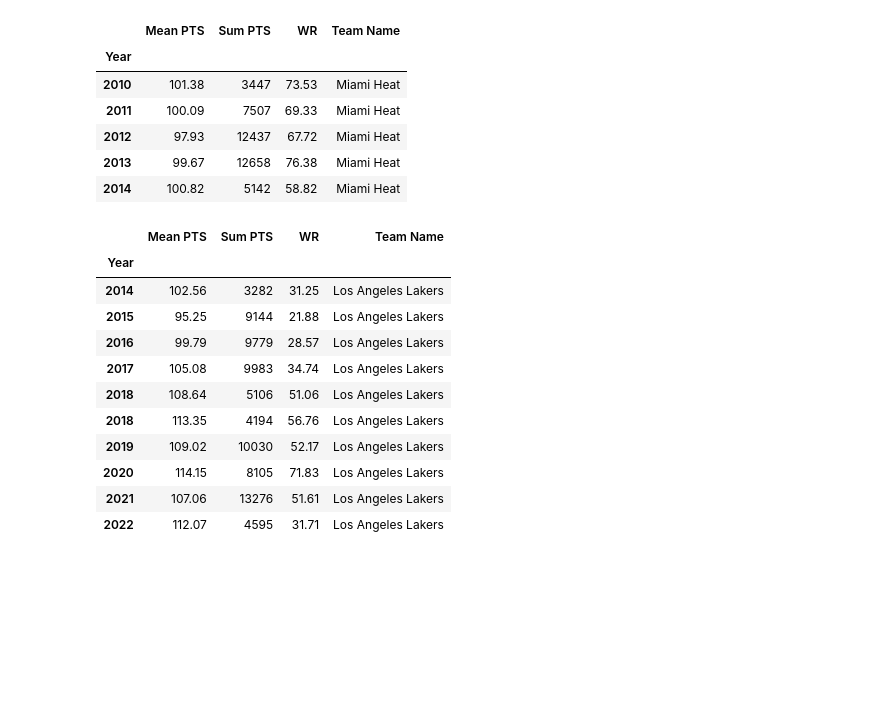
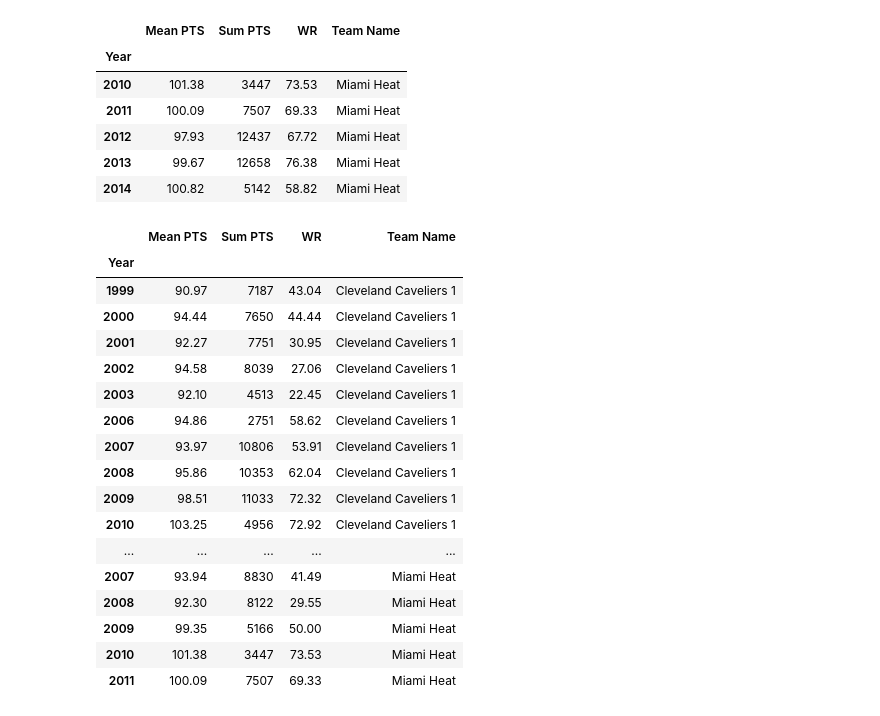
Before and after one commit to christilbey/Group-2-Assignment, a Jupyter notebook: Basketball_Statistics.ipynb, the cells around one changed output. Cells and saved outputs as stored; diff of their text form; code cells hidden in the pictures; blank space fills up the shorter version.

Commit message:
Added Team Names with Dashboard Tabs

```diff
--- a/Basketball_Statistics.ipynb
+++ b/Basketball_Statistics.ipynb
@@ -121,7 +122,7 @@ cavs_DF1_withlebron.iloc[0]['TEAM_NAME']
 # %%
 #Use this function for dataframe extraction
 
-def nba_analysis(dataframe):
+def nba_analysis(dataframe,team_name):
     #Extracting only "Years" from "GAME_DATE"
     dataframe['Year'] = pd.DatetimeIndex(dataframe['GAME_DATE']).year
     team_DF = dataframe
@@ -163,7 +164,7 @@ def nba_analysis(dataframe):
     main_DF = pd.concat([mean_DF, sum_DF, WR_DF], axis='columns')
 
     #Adding Team's Name onto dataframe
-    main_DF['Team Name'] = dataframe.iloc[0]['TEAM_NAME']
+    main_DF['Team Name'] = team_name
 
     #formating data into their appropriate format
     main_DF = np.round(main_DF, decimals=2)
@@ -182,22 +183,31 @@ nba_analysis(miami_DF_withlebron)
 # %%
 #concatenating with and without lebron
 
-cavs_DF1 = pd.concat([nba_analysis(cavs_DF1),nba_analysis(cavs_DF1_withlebron)],axis='rows')
-cavs_DF2 = pd.concat([nba_analysis(cavs_DF2),nba_analysis(cavs_DF2_withlebron)],axis='rows')
-miami_DF1 = pd.concat([nba_analysis(miami_DF),nba_analysis(miami_DF_withlebron)],axis='rows')
-lakers_DF1 = pd.concat([nba_analysis(la_lakers_before_lebron),nba_analysis(la_lakers_DF_withlebron)],axis='rows')
+cavs_DF1 = pd.concat([nba_analysis(cavs_DF1, "Cleveland Caveliers 1"),nba_analysis(cavs_DF1_withlebron,"Cleveland Caveliers 1")],axis='rows')
+cavs_DF2 = pd.concat([nba_analysis(cavs_DF2,"Cleveland Caveliers 2"),nba_analysis(cavs_DF2_withlebron,"Cleveland Caveliers 2")],axis='rows')
+miami_DF1 = pd.concat([nba_analysis(miami_DF,"Miami Heat"),nba_analysis(miami_DF_withlebron,"Miami Heat")],axis='rows')
+lakers_DF1 = pd.concat([nba_analysis(la_lakers_before_lebron,"Los Angeles Lakers"),nba_analysis(la_lakers_DF_withlebron,"Los Angeles Lakers")],axis='rows')
+
+#concatenating all 4 dataframes into 1
+four_teams_DF = pd.concat([cavs_DF1,cavs_DF2,miami_DF1,lakers_DF1],axis='rows')
+
+four_teams_DF.head(30)
+# %% [output]
+|  | Mean PTS | Sum PTS | WR | Team Name |
+| Year |  |  |  |  |
+| 1999 | 90.97 | 7187 | 43.04 | Cleveland Caveliers 1 |
+| 2000 | 94.44 | 7650 | 44.44 | Cleveland Caveliers 1 |
+| 2001 | 92.27 | 7751 | 30.95 | Cleveland Caveliers 1 |
+| 2002 | 94.58 | 8039 | 27.06 | Cleveland Caveliers 1 |
+| 2003 | 92.10 | 4513 | 22.45 | Cleveland Caveliers 1 |
+| 2006 | 94.86 | 2751 | 58.62 | Cleveland Caveliers 1 |
+| 2007 | 93.97 | 10806 | 53.91 | Cleveland Caveliers 1 |
+| 2008 | 95.86 | 10353 | 62.04 | Cleveland Caveliers 1 |
+| 2009 | 98.51 | 11033 | 72.32 | Cleveland Caveliers 1 |
+| 2010 | 103.25 | 4956 | 72.92 | Cleveland Caveliers 1 |
+| ... | ... | ... | ... | ... |
+| 2007 | 93.94 | 8830 | 41.49 | Miami Heat |
+| 2008 | 92.30 | 8122 | 29.55 | Miami Heat |
+| 2009 | 99.35 | 5166 | 50.00 | Miami Heat |
+| 2010 | 101.38 | 3447 | 73.53 | Miami Heat |
+| 2011 | 100.09 | 7507 | 69.33 | Miami Heat |
-# %%
-lakers_DF1
-# %% [output]
-|  | Mean PTS | Sum PTS | WR | Team Name |
-| Year |  |  |  |  |
-| 2014 | 102.56 | 3282 | 31.25 | Los Angeles Lakers |
-| 2015 | 95.25 | 9144 | 21.88 | Los Angeles Lakers |
-| 2016 | 99.79 | 9779 | 28.57 | Los Angeles Lakers |
-| 2017 | 105.08 | 9983 | 34.74 | Los Angeles Lakers |
-| 2018 | 108.64 | 5106 | 51.06 | Los Angeles Lakers |
-| 2018 | 113.35 | 4194 | 56.76 | Los Angeles Lakers |
-| 2019 | 109.02 | 10030 | 52.17 | Los Angeles Lakers |
-| 2020 | 114.15 | 8105 | 71.83 | Los Angeles Lakers |
-| 2021 | 107.06 | 13276 | 51.61 | Los Angeles Lakers |
-| 2022 | 112.07 | 4595 | 31.71 | Los Angeles Lakers |
```
Also changed, not shown: parts of 4 cells of this notebook.
